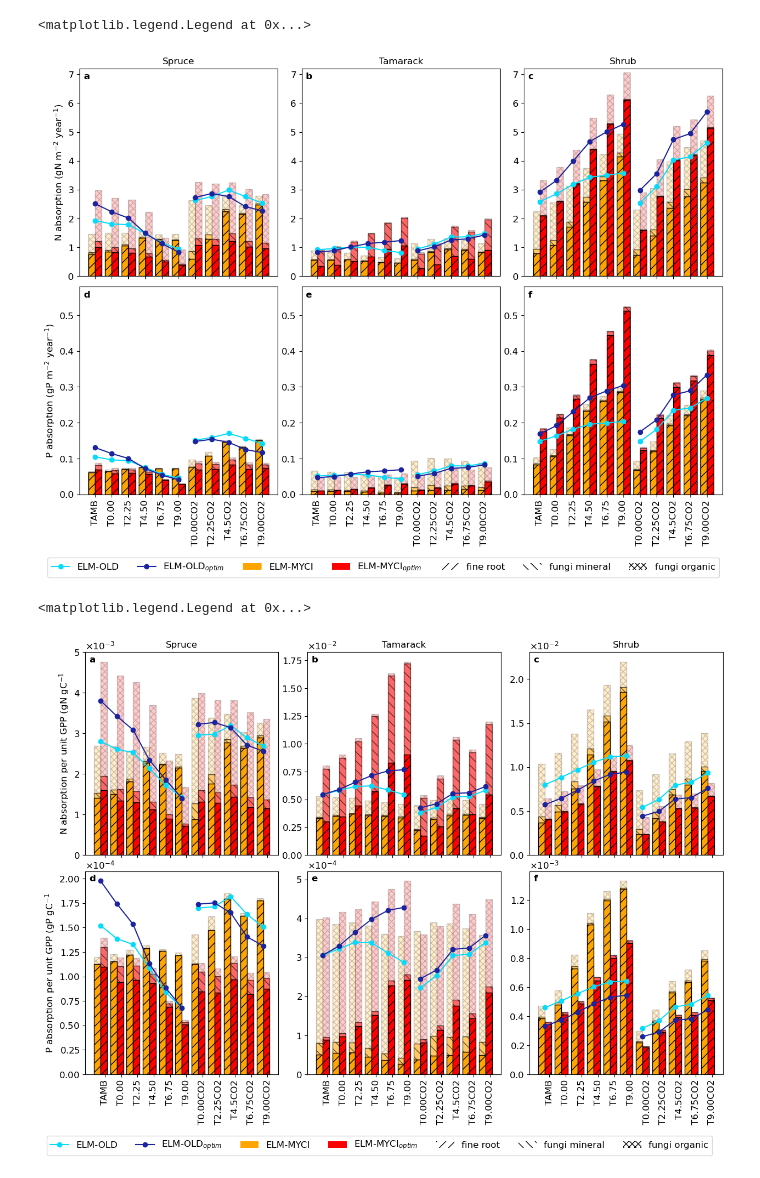
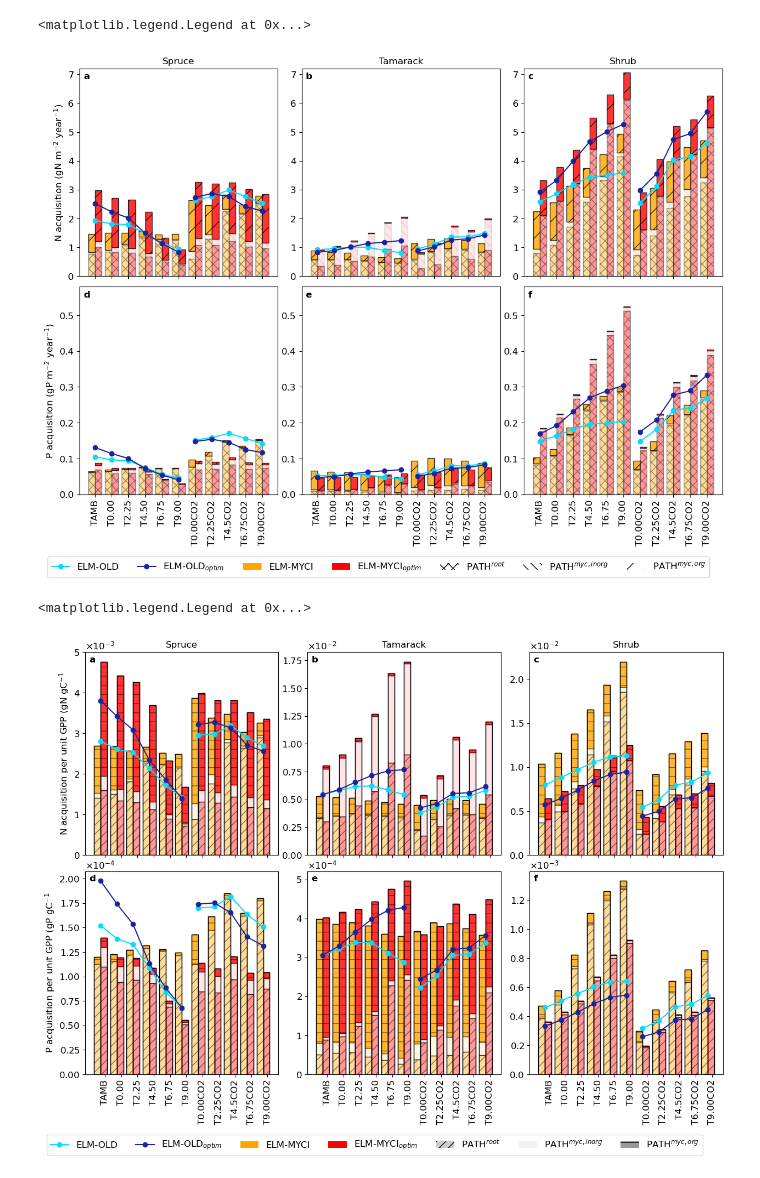
Before and after one commit to ypwong22/elm_nutrients, a Jupyter notebook: plot_model_diagnostics_fungi.ipynb, the cells around one changed output. Drawn from its saved outputs; the diff is of its cells as text; code cells hidden in the pictures.

```diff
--- a/plot_model_diagnostics_fungi.ipynb
+++ b/plot_model_diagnostics_fungi.ipynb
@@ -146,15 +146,16 @@ for n, nu in enumerate(['N','P']):
             fungi_som = temp.loc[:, (pft, f'FUNGI_SOM_TO_{nu}POOL')]
             retemp = pd.concat([froot_min, fungi_min, fungi_som], axis = 1) * 86400 * 365 \
                                * pft_frac[j]
-            retemp.columns = ['min froot', 'min fungi', 'org fungi']
-            hatches = ['//', '\\\\', 'xxx']
+            retemp.columns = ['PATH$^{root}$', 'PATH$^{myc,inorg}$', 'PATH$^{myc,org}$']
+            hatches = ['xx', '\\\\', '/']
+            alphas = [0.4, 0.1, 0.8]
 
             bottom = np.zeros(retemp.shape[0])
             for c, col in enumerate(retemp.columns):
                 temp = ax.bar(height = retemp[col].values,
                               bottom = bottom,
                               x = np.arange(retemp.shape[0]), width = (2*np.mod(i,2)-1) * 0.4,
-                              facecolor = color, alpha = (1-c/2.5), edgecolor = 'k',
+                              facecolor = color, alpha = alphas[c], edgecolor = 'k',
                               align = 'edge')
                 for bar in temp:
                     bar.set_hatch(hatches[c])
@@ -169,7 +170,7 @@ for n, nu in enumerate(['N','P']):
         if n == 0:
             ax.set_title(pftname)
         if j == 0:
-            ax.set_ylabel(f'{nu} absorption (g{nu} m' + '$^{-2}$ year$^{-1}$)')
+            ax.set_ylabel(f'{nu} acquisition (g{nu} m' + '$^{-2}$ year$^{-1}$)')
         ax.set_xticks(np.arange(collection[PREFIX].shape[0]))
         ax.set_xticklabels(xticklabels, rotation = 90)
         ax.text(0.02, 0.95, labs[n*3+j], fontdict = {'weight': 'bold'}, transform = ax.transAxes)
@@ -178,12 +179,11 @@ for n, nu in enumerate(['N','P']):
             ax.set_ylim([0, 7.2])
         else:
             ax.set_ylim([0, 0.58])
-ax.legend([h1, h2] + h + h3, ['ELM-OLD', 'ELM-OLD$_{optim}$', 'ELM-MYCI', 'ELM-MYCI$_{optim}$',
-                              'fine root', 'fungi mineral', 'fungi organic'],
-          ncol = 7, loc = [-2.4, -0.4])
+ax.legend([h1, h2] + h + h3, ['ELM-OLD', 'ELM-OLD$_{optim}$', 'ELM-MYCI', 'ELM-MYCI$_{optim}$'] + \
+          list(retemp.columns), ncol = 7, loc = [-2.4, -0.4])
 # %% [output]
 <matplotlib.legend.Legend at 0x...>
-[figure, old version]
+[figure, new version]
 # %%
 #########################################################################
 # Make the graphics - optimized ensembles
@@ -231,45 +231,56 @@ for n, nu in enumerate(['N','P']):
             fungi_som = temp.loc[:, (pft, f'FUNGI_SOM_TO_{nu}POOL')]
             retemp = pd.concat([froot_min, fungi_min, fungi_som], axis = 1) * 86400 * 365 \
                                * pft_frac[j]
-            retemp.columns = ['min froot', 'min fungi', 'org fungi']
-            hatches = ['//', '\\\\', 'xxx']
+            retemp.columns = ['PATH$^{root}$', 'PATH$^{myc,inorg}$', 'PATH$^{myc,org}$']
+            hatches = ['//', '', '-']
+            alphas = [0.4, 0.1, 0.8]
 
             for col in retemp.columns:
                 retemp[col] = retemp[col] / (temp.loc[:, (pft, 'GPP')] * 86400 * 365 * pft_frac[j])
 
             bottom = np.zeros(retemp.shape[0])
             for c, col in enumerate(retemp.columns):
                 temp = ax.bar(height = retemp[col].values,
                               bottom = bottom,
                               x = np.arange(retemp.shape[0]), width = (2*np.mod(i,2)-1) * 0.4,
-                              facecolor = color, alpha = (1-c/2.5), edgecolor = 'k',
+                              facecolor = color, alpha = alphas[c], edgecolor = color,
+                              align = 'edge')
+
+                temp = ax.bar(height = retemp[col].values,
+                              bottom = bottom,
+                              x = np.arange(retemp.shape[0]), width = (2*np.mod(i,2)-1) * 0.4,
+                              facecolor = 'none', alpha = 0.5, edgecolor = 'k',
                               align = 'edge')
                 for bar in temp:
                     bar.set_hatch(hatches[c])
+
                 bottom = bottom + retemp[col].values
+            ax.bar(height = retemp.sum(axis = 1).values, # wrapper
+                   x = np.arange(retemp.shape[0]), width = (2*np.mod(i,2)-1) * 0.4,
+                   facecolor = 'none', edgecolor = 'k',
+                   align = 'edge')
 
             h[i] = ax.bar(np.nan, np.nan, facecolor = color)
             for c in range(3):
-                h3[c] = ax.bar(np.nan, np.nan, facecolor = 'none')
+                h3[c] = ax.bar(np.nan, np.nan, facecolor = 'grey', alpha = alphas[c])
                 for bar in h3[c]:
                     bar.set_hatch(hatches[c])
 
         if n == 0:
             ax.set_title(pftname)
         if j == 0:
-            ax.set_ylabel(f'{nu} absorption per unit GPP (g{nu} gC' + '$^{-1}$')
+            ax.set_ylabel(f'{nu} acquisition per unit GPP (g{nu} gC' + '$^{-1}$')
         ax.set_xticks(np.arange(collection[PREFIX].shape[0]) + 0.8/3)
         ax.set_xticklabels(xticklabels, rotation = 90)
         ax.text(0.02, 0.95, labs[n*3+j], fontdict = {'weight': 'bold'}, transform = ax.transAxes)
         ax.yaxis.set_major_formatter(ScalarFormatter(useMathText=True))
         ax.ticklabel_format(style='sci', axis='y', scilimits=(0,0))
 
-ax.legend([h1, h2] + h + h3, ['ELM-OLD', 'ELM-OLD$_{optim}$', 'ELM-MYCI', 'ELM-MYCI$_{optim}$',
-                              'fine root', 'fungi mineral', 'fungi organic'],
-          ncol = 7, loc = [-2.5, -0.4])
+ax.legend([h1, h2] + h + h3, ['ELM-OLD', 'ELM-OLD$_{optim}$', 'ELM-MYCI', 'ELM-MYCI$_{optim}$'] + \
+          list(retemp.columns), ncol = 7, loc = [-2.5, -0.4])
 # %% [output]
 <matplotlib.legend.Legend at 0x...>
-[figure, old version]
+[figure, new version]
 # %%
 #########################################################################
 # Make the graphics - all ensemble members
```
Also changed, not shown: parts of 4 cells of this notebook, 5 other files.
